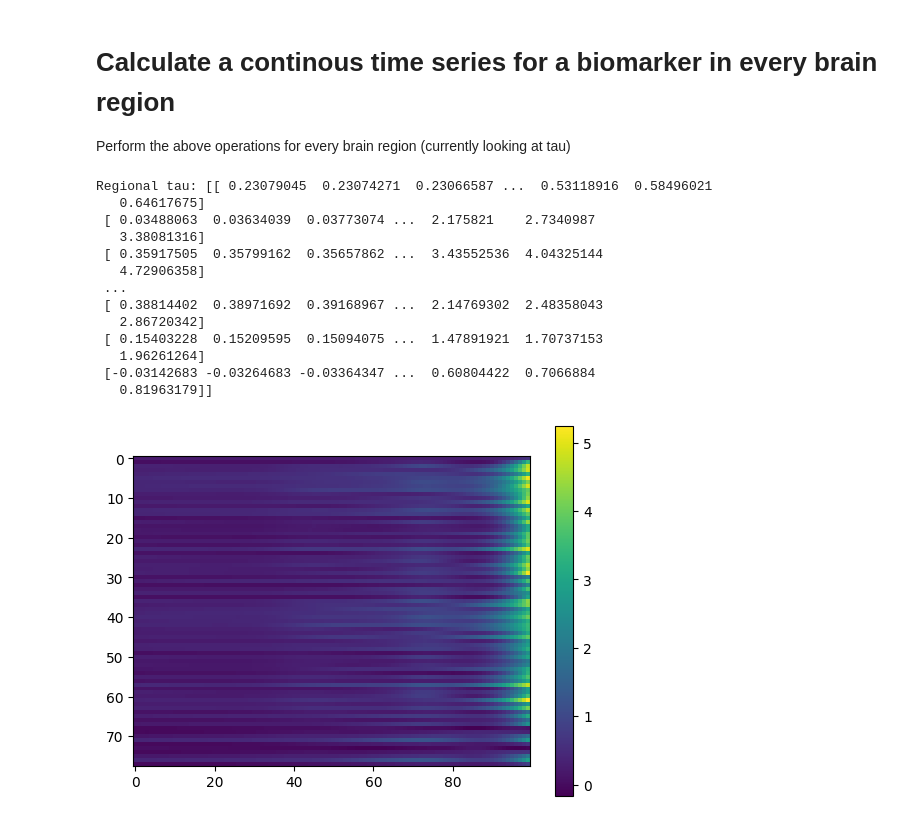
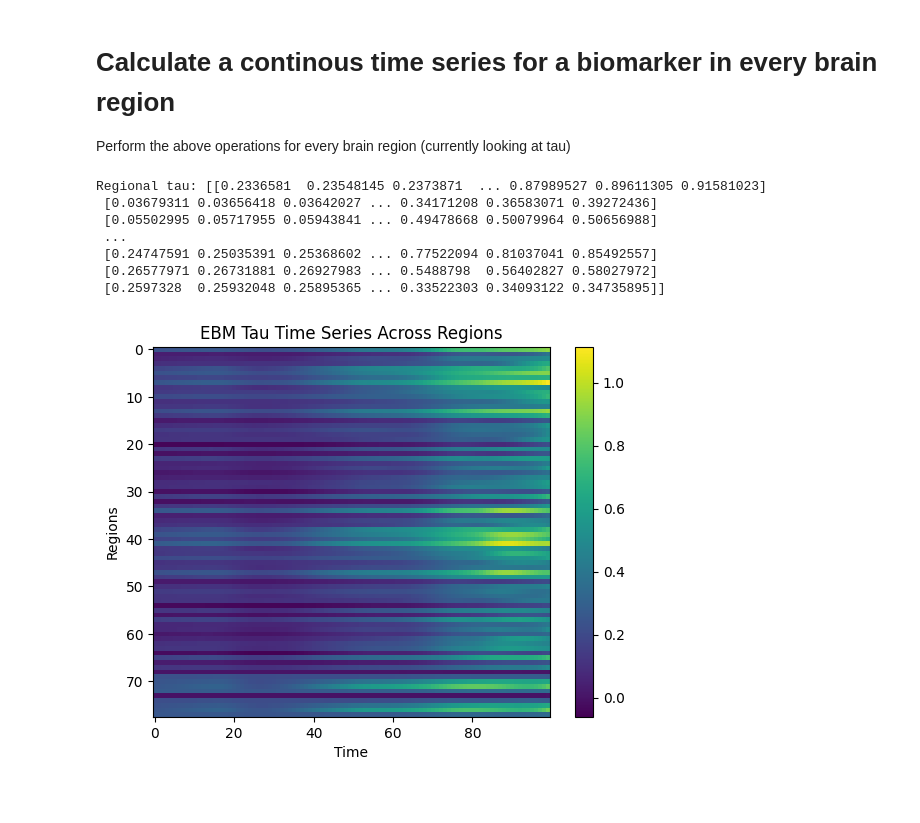
Before and after one commit to Raj-Lab-UCSF/SuStaIn, a Jupyter notebook: notebooks/Processing model output.ipynb, the cells around one changed output. Cells and saved outputs as stored; diff of their text form; code cells hidden in the pictures.

```diff
--- a/notebooks/Processing model output.ipynb
+++ b/notebooks/Processing model output.ipynb
@@ -52,0 +73,9 @@ zdata
+# %%
+beta0_tmax = filtered_beta0_withstage['Tmax'].tolist()
+def find_mean(numbers):
+    if not numbers:
+        return 0  # Handle case when the list is empty
+    return np.mean(numbers)
+
+mean = find_mean(beta0_tmax)
+print(f"The mean is: {mean}")
@@ -165,7 +232,7 @@ No artists with labels found to put in legend.  Note that artists whose label st
 # Trajectory plots for each biomarker
 # %%
 # store our biomarker labels as a variable
-biomarkers = zdata.columns[[3,4,6,10,11]]
+biomarkers = zdata.columns[[4,5,7,11,12,21]]
 print(biomarkers)
 # %% [output]
 Index(['ADAS11_bl', 'Average_hippo', 'ctx_entorhinal_tau', 'Hippocampus_tau',
@@ -448,8 +346,12 @@ else:
 # %%
-# TEMPORARY
-
 # Create a data frame for the stage probability distributions for each subject from pickle file
 prob_stage = pandas.DataFrame(pk['prob_stage'])
+ml_stage = pandas.DataFrame(pk['ml_stage'])
+prob_stage = pandas.concat([ml_stage, prob_stage,], axis=1)
+
+# Delete subjects in stages to exclude
+prob_stage = prob_stage[~prob_stage.iloc[:, 0].isin(stages_to_remove)]
+prob_stage.drop(prob_stage.columns[0], axis=1, inplace=True)
 
 # Define the number of stages
 stage_count = prob_stage.shape[1]
@@ -465,7 +367,7 @@ colors = ['blue', 'green', 'red', 'purple', 'orange', 'brown']  # Define differe
 
 for biomarker, color in zip(biomarkers_of_interest, colors):
     # Define biomarker data as an array dimensions 1 x i where i is the number of subjects
-    biomarker_data = data[biomarker]
+    biomarker_data = tau_data[biomarker]
 
     # Initialize lists of y(k) values and variance for each stage k
     biomarker_values = []
@@ -521,9 +423,9 @@ for biomarker, color in zip(biomarkers_of_interest, colors):
 # Add legend, labels, and title
 plt.legend()
 plt.xlabel('Stages')
-plt.ylabel('Z-scored tau density')
+plt.ylabel('Tau density')
 plt.title('Regional Tau Gaussian Interpolations')
-plt.ylim(bottom=0, top=5)
+#plt.ylim(bottom=0, top=5)
 
 # Display the plot
 # %% [output]
@@ -663,13 +562,13 @@ if nsubtypes > 1:
 
         tau_array_dicts[subtype] = None
 
-        for region in data_dicts[subtype].columns[6:]: # Loop through tau in every region
+        for region in tau_array_dicts[subtype].columns[6:]: # Loop through tau in every region
 
             # Define biomarker of interest as an array dimensions 1 x i where i is the number of subjects
             biomarker_of_interest = region
 
             # Extract the biomarker data for the current subtype
-            biomarker_data = data_dicts[subtype][biomarker_of_interest]
+            biomarker_data = tau_array_dicts[subtype][biomarker_of_interest]
 
             #Initialize list of y(k) values for each stage k within biomarkers_values dictionary
             biomarker_values_dicts[subtype] = []
@@ -719,11 +618,11 @@ else:
     # Define an array for tau interpolations in every brain region
     tau_array = None
 
-    for region in data.columns[6:]: # Loop through tau in every region
+    for region in tau_data.columns[1:]: # Loop through tau in every region
 
         # Define biomarker of interest as an array dimensions 1 x i where i is the number of subjects
         biomarker_of_interest = region
-        biomarker_data = data[biomarker_of_interest]
+        biomarker_data = tau_data[biomarker_of_interest]
 
         # Initialize list of y(k) values for each stage k
         biomarker_values = []
@@ -766,6 +665,6 @@ else:
 
     print('Regional tau: ' + str(tau_array))
 
-    # Convert tau array to labeled data frame and save to csv
+    # Convert tau array to labeled data frame
     transpose_array = tau_array.T
 
@@ -773,19 +672,13 @@ else:
 
     tau_df = pandas.DataFrame(data=transpose_array, columns = column_labels)
 # %% [output]
-Regional tau: [[ 0.23079045  0.23074271  0.23066587 ...  0.53118916  0.58496021
-   0.64617675]
- [ 0.03488063  0.03634039  0.03773074 ...  2.175821    2.7340987
-   3.38081316]
- [ 0.35917505  0.35799162  0.35657862 ...  3.43552536  4.04325144
-   4.72906358]
+Regional tau: [[0.2336581  0.23548145 0.2373871  ... 0.87989527 0.89611305 0.91581023]
+ [0.03679311 0.03656418 0.03642027 ... 0.34171208 0.36583071 0.39272436]
+ [0.05502995 0.05717955 0.05943841 ... 0.49478668 0.50079964 0.50656988]
  ...
- [ 0.38814402  0.38971692  0.39168967 ...  2.14769302  2.48358043
-   2.86720342]
- [ 0.15403228  0.15209595  0.15094075 ...  1.47891921  1.70737153
-   1.96261264]
- [-0.03142683 -0.03264683 -0.03364347 ...  0.60804422  0.7066884
-   0.81963179]]
+ [0.24747591 0.25035391 0.25368602 ... 0.77522094 0.81037041 0.85492557]
+ [0.26577971 0.26731881 0.26927983 ... 0.5488798  0.56402827 0.58027972]
+ [0.2597328  0.25932048 0.25895365 ... 0.33522303 0.34093122 0.34735895]]
 # %%
 # Exclude striatal regions
 
@@ -806,24 +699,25 @@ if nsubtypes > 1:
         tau_df_dicts[subtype].to_csv(f'Regional tau time series.csv') # EDIT CSV NAME HERE
 
 else:
-    tau_df.to_csv('EBM tau time series final).csv') # EDIT CSV NAME HERE
+    tau_df.to_csv('EBM tau time series - with tmax2.csv') # EDIT CSV NAME HERE
 # %%
 # Generate heatmap
 
 if nsubtypes > 1:
 
     for subtype in range(1,nsubtypes + 1):
 
         plt.imshow(tau_array_dicts[subtype], cmap='viridis', interpolation='none')
         plt.colorbar()  # Add a color bar to map colors to values
         plt.title('Heatmap of Tau Time Series- Subtype ' + str(subtype))
         plt.show()
 
 else:
-
-    plt.imshow(tau_array_excluded, cmap='viridis', interpolation='none')
+    plt.imshow(tau_array_excluded, cmap='viridis', interpolation='none', aspect='auto')
     plt.colorbar()  # Add a color bar to map colors to values
-    #plt.title('Heatmap of Tau Time Series Across Regions')
+    plt.title('EBM Tau Time Series Across Regions')
+    plt.xlabel('Time')  # Replace with your actual label
+    plt.ylabel('Regions')
     plt.show()
 # %% [output]
-[figure, old version]
+[figure, new version]
```
Also changed, not shown: parts of 22 cells of this notebook, 7 other files.
